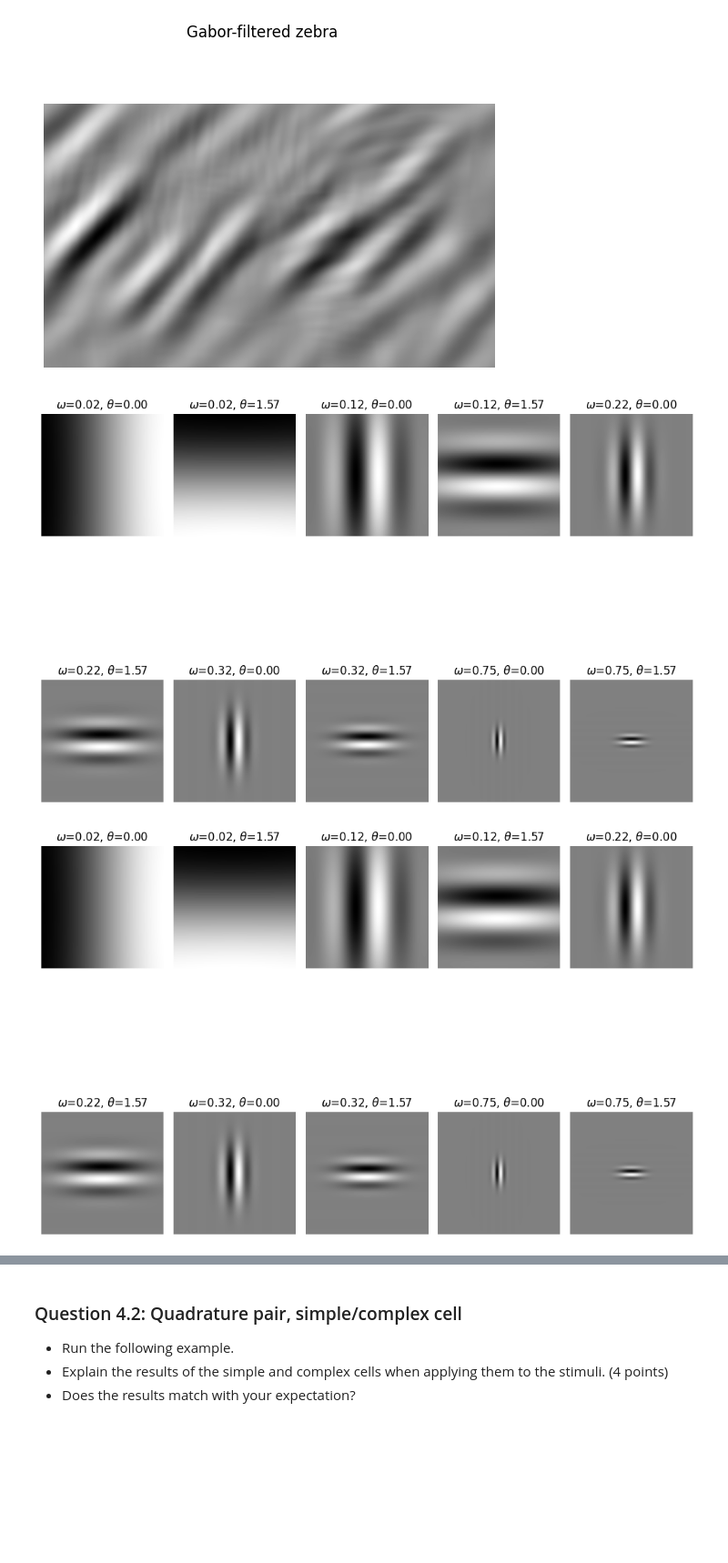
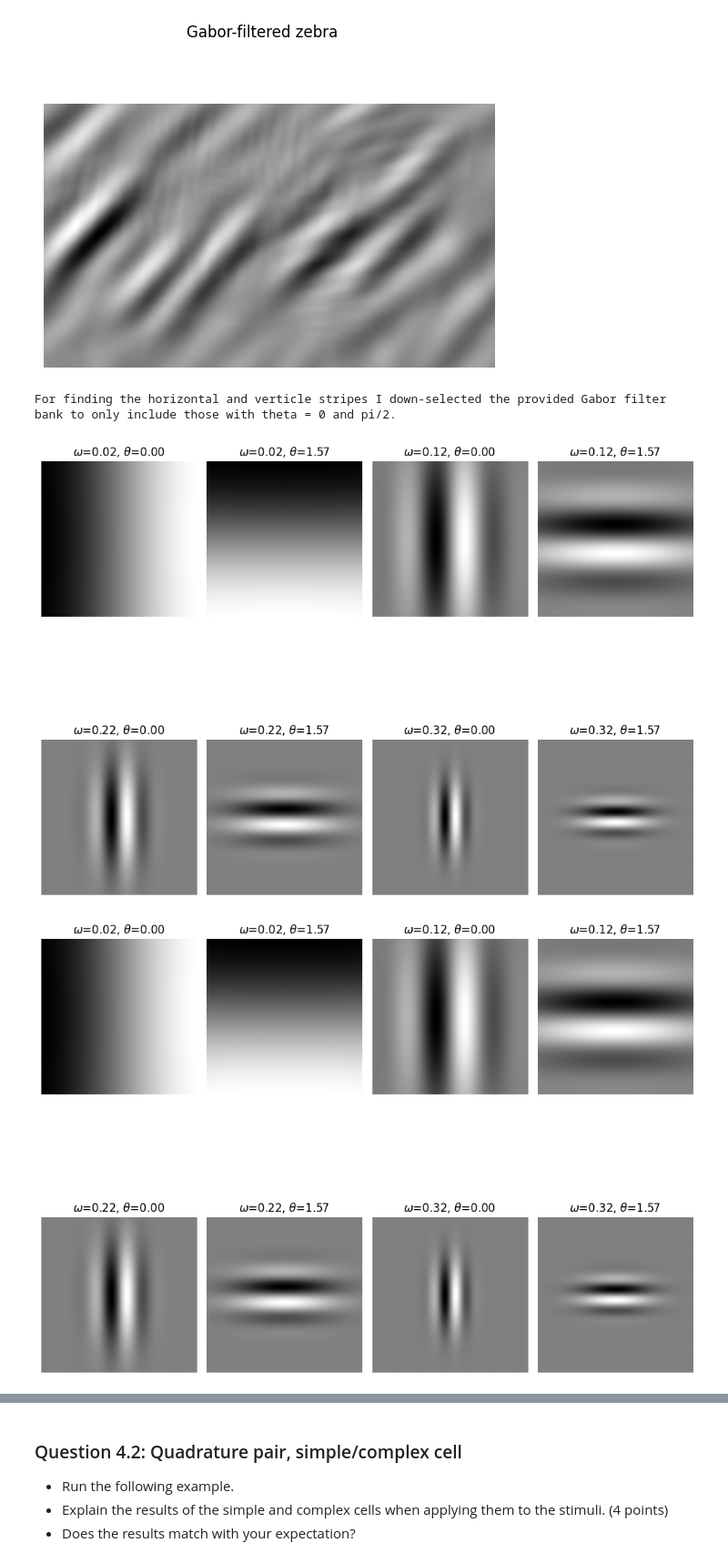
Before and after one commit to wktown/pmvc-fa22, a Jupyter notebook: homework_1/homework_1.ipynb, the cells around one changed output, grey strips where cells are left out. Shown at 91% size. Cells and saved outputs as stored; diff of their text form; code cells hidden in the pictures; blank space fills up the shorter version.

```diff
--- a/homework_1/homework_1.ipynb
+++ b/homework_1/homework_1.ipynb
@@ -291,36 +291,39 @@ def create_my_banks(
                     create_gabor(
                         size=(128, 128),
                         omega=omega,
                         theta=theta,
                         gabor_type=gabor_type
                     )
                 )
     return my_banks
 
 
 def plot_my_bank(
     my_bank: Collection[np.ndarray],
     my_omegas: Iterable[float] = np.array([0.02, 0.42]),
     my_thetas: Iterable[float] = np.array([0, np.pi/2])
 ) -> mpl.figure.Figure:
     """Plot all 16 Gabor filters in each filter bank."""
     fig, axes = plt.subplots(nrows=len(my_thetas), ncols=len(my_omegas), figsize=(10, 10))
     for my_bank, ax, (omega, theta) in zip(my_banks["sine"], axes.flat, itertools.product(my_omegas, my_thetas)):
         ax.imshow(my_bank)
         ax.axis("off")
         ax.set_title(f"$\omega$={omega:.2f}, $\\theta$={theta:.2f}")
     fig.tight_layout()
     return fig
 
-my_omegas = np.array([0.02, 0.12, 0.22, 0.32, 0.75])
+my_omegas = np.array([0.02, 0.12, 0.22, 0.32])
 my_thetas = np.array([0, np.pi/2])
 my_banks = create_my_banks(my_omegas=my_omegas, my_thetas=my_thetas)
 
+print('For finding the horizontal and vertical stripes I down-selected the provided Gabor filter bank to only include those with theta = 0 and pi/2.')
+
 for gabor_type, my_bank in my_banks.items():
     plot_my_bank(my_bank=my_bank, my_omegas=my_omegas, my_thetas=my_thetas)
 # %% [output]
+For finding the horizontal and verticle stripes I down-selected the provided Gabor filter bank to only include those with theta = 0 and pi/2.
-[figure, old version]
+[figure, new version]
-[figure, old version]
+[figure, new version]
 # %%
 def apply_gabor(gabor: np.ndarray = my_banks["sine"][2]):
 
```
Also changed, not shown: parts of 3 cells of this notebook.
